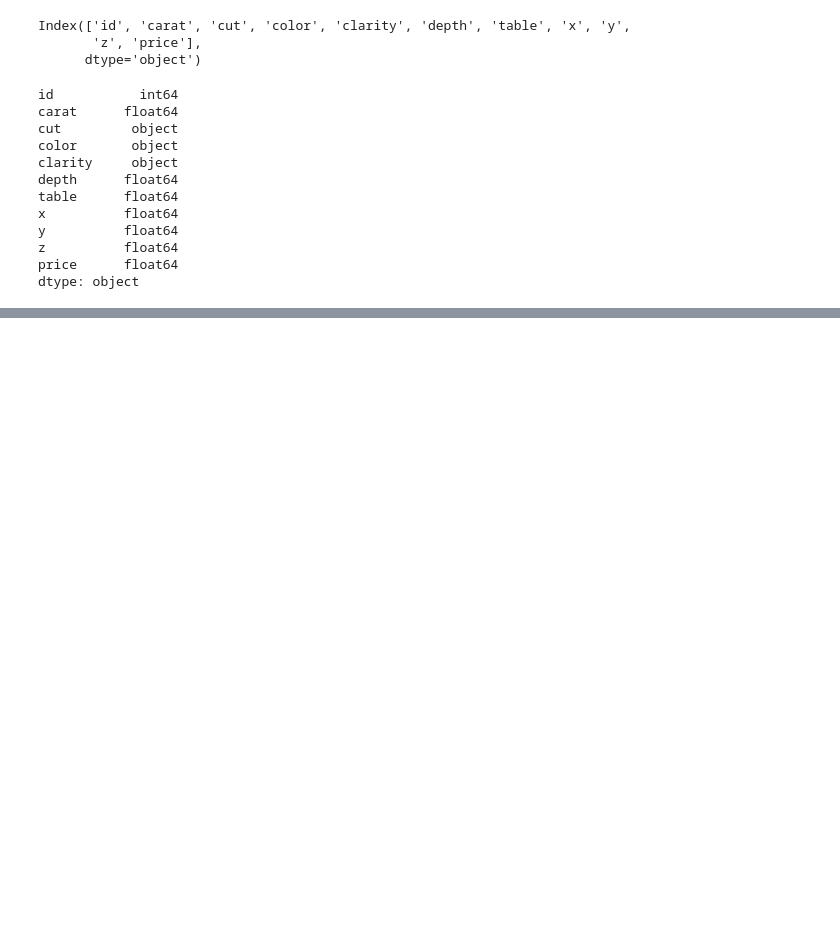
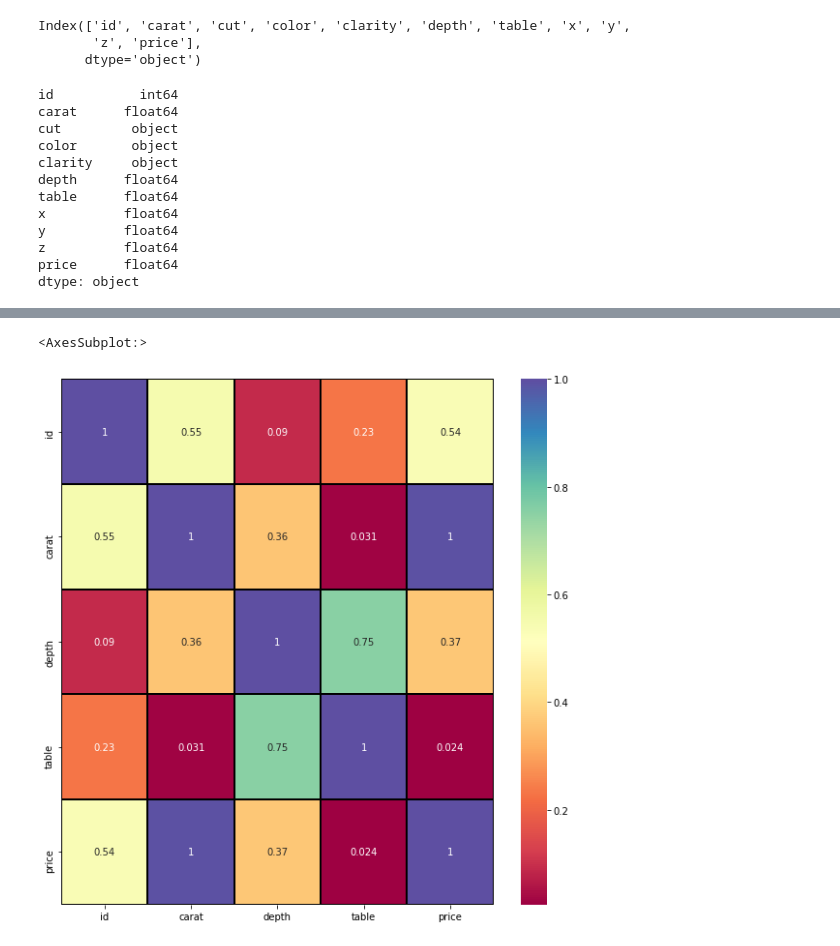
Before and after one commit to santhart97/Kaggle-Comp, a Jupyter notebook: Cleaning.ipynb, the cells around one changed output, grey strips where cells are left out. Saved outputs shown, nothing was run; the diff lists cells and outputs as text; code cells hidden in the pictures; blank space fills up the shorter version.

```diff
--- a/Cleaning.ipynb
+++ b/Cleaning.ipynb
@@ -38,0 +127,8 @@ dtype: object
+# %%
+train_df_corr = train_df_corr.drop(columns = ['x', 'y', 'z'])
+# %%
+pllt.figure(figsize=(10,10))
+sns.heatmap(train_df_corr.corr().abs(), annot=True, cmap= 'Spectral', linewidths=1, linecolor='black')
+# %% [output]
+<AxesSubplot:>
+[figure, added]
```
Also changed, not shown: parts of 44 cells of this notebook, 1 other file.
